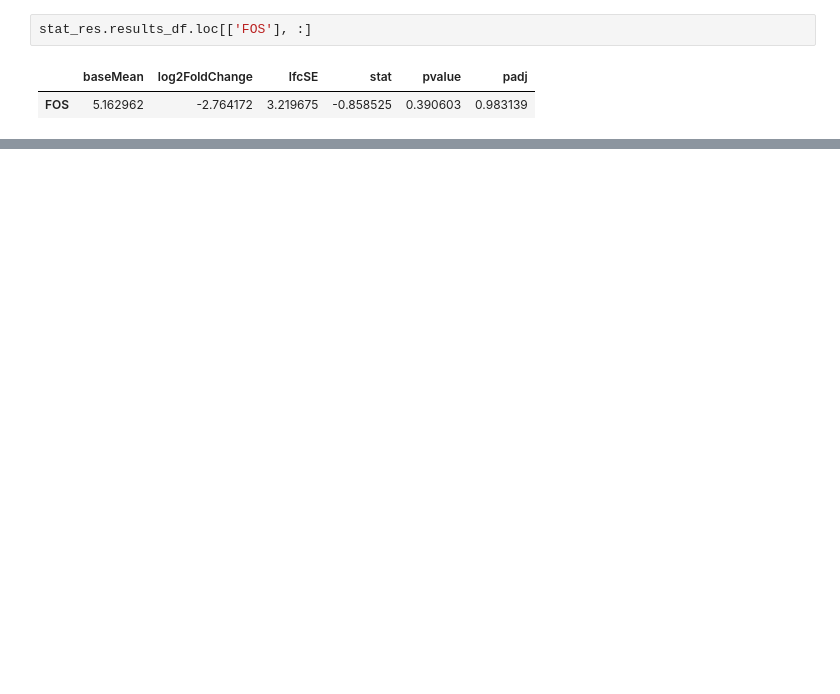
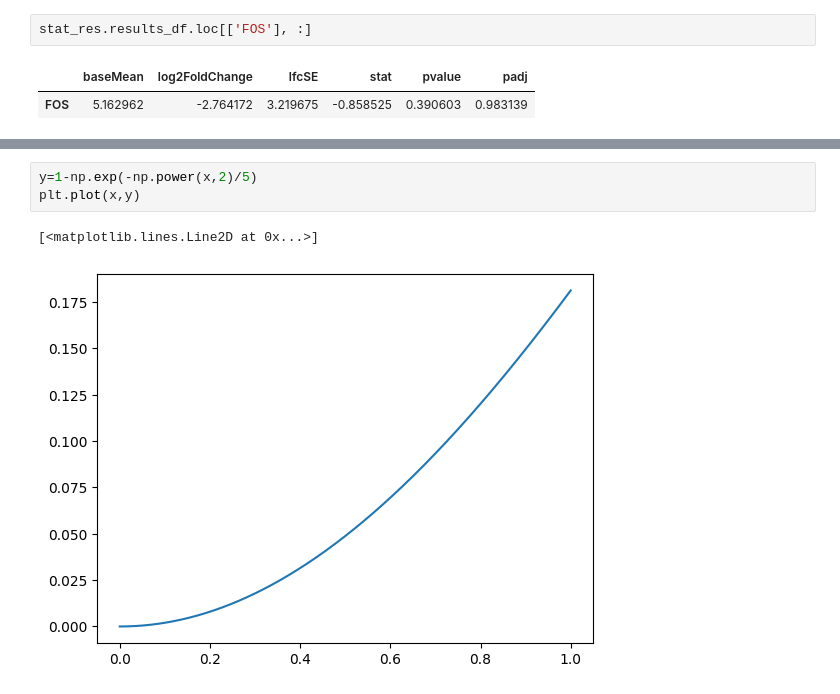
Before and after one commit to yunguan-wang/MisTic-Wanglab, a Jupyter notebook: MisC/temp.ipynb, the cells around one changed output, grey strips where cells are left out. Drawn from its saved outputs; the diff is of its cells as text; blank space fills up the shorter version.

```diff
--- a/MisC/temp.ipynb
+++ b/MisC/temp.ipynb
@@ -152,0 +311,6 @@ stat_res.results_df.loc[['FOS'], :]
+# %%
+y=1-np.exp(-np.power(x,2)/5)
+plt.plot(x,y)
+# %% [output]
+[<matplotlib.lines.Line2D at 0x...>]
+[figure, added]
```
Also changed, not shown: parts of 22 cells of this notebook, 2 other files.
